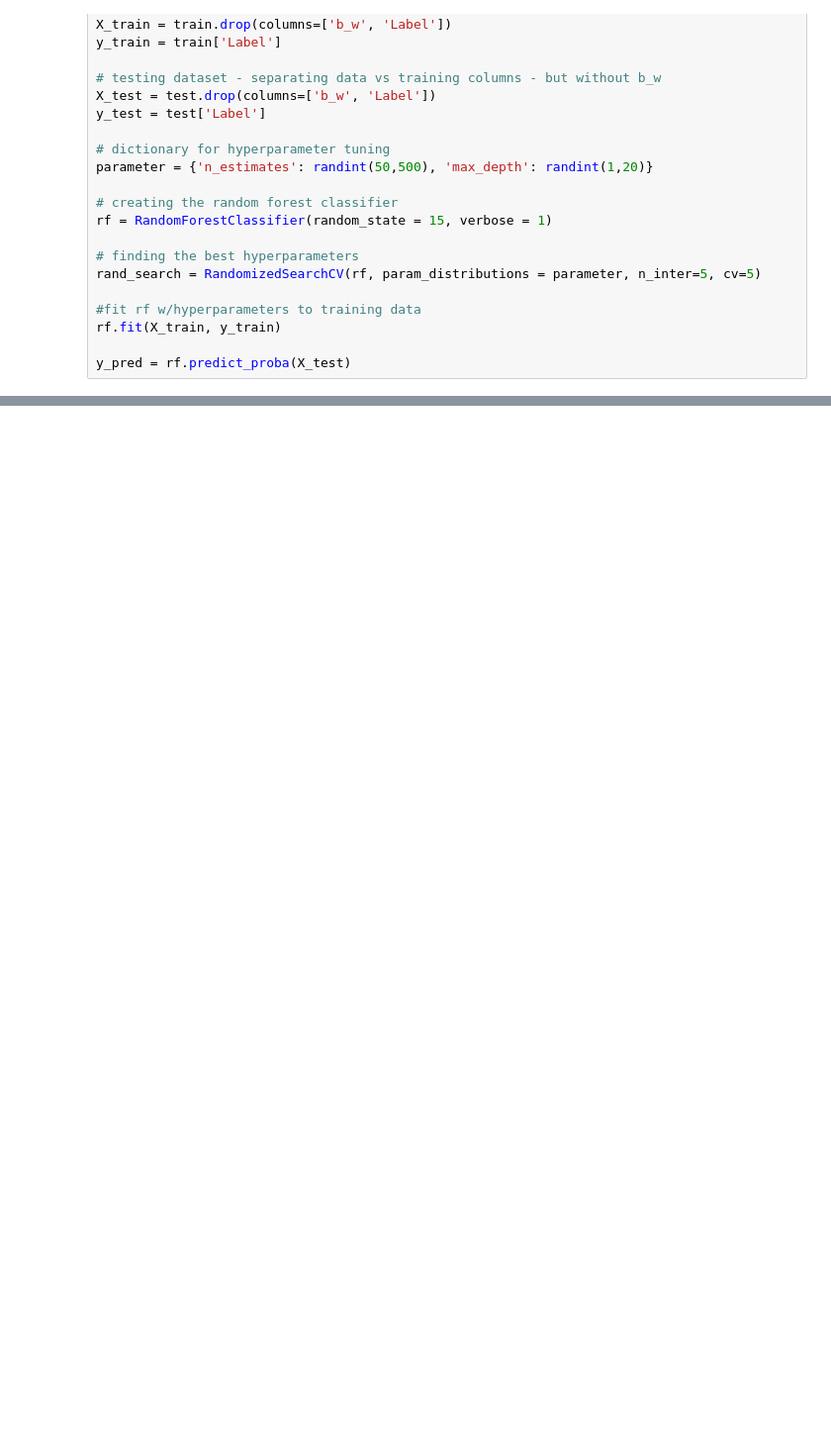
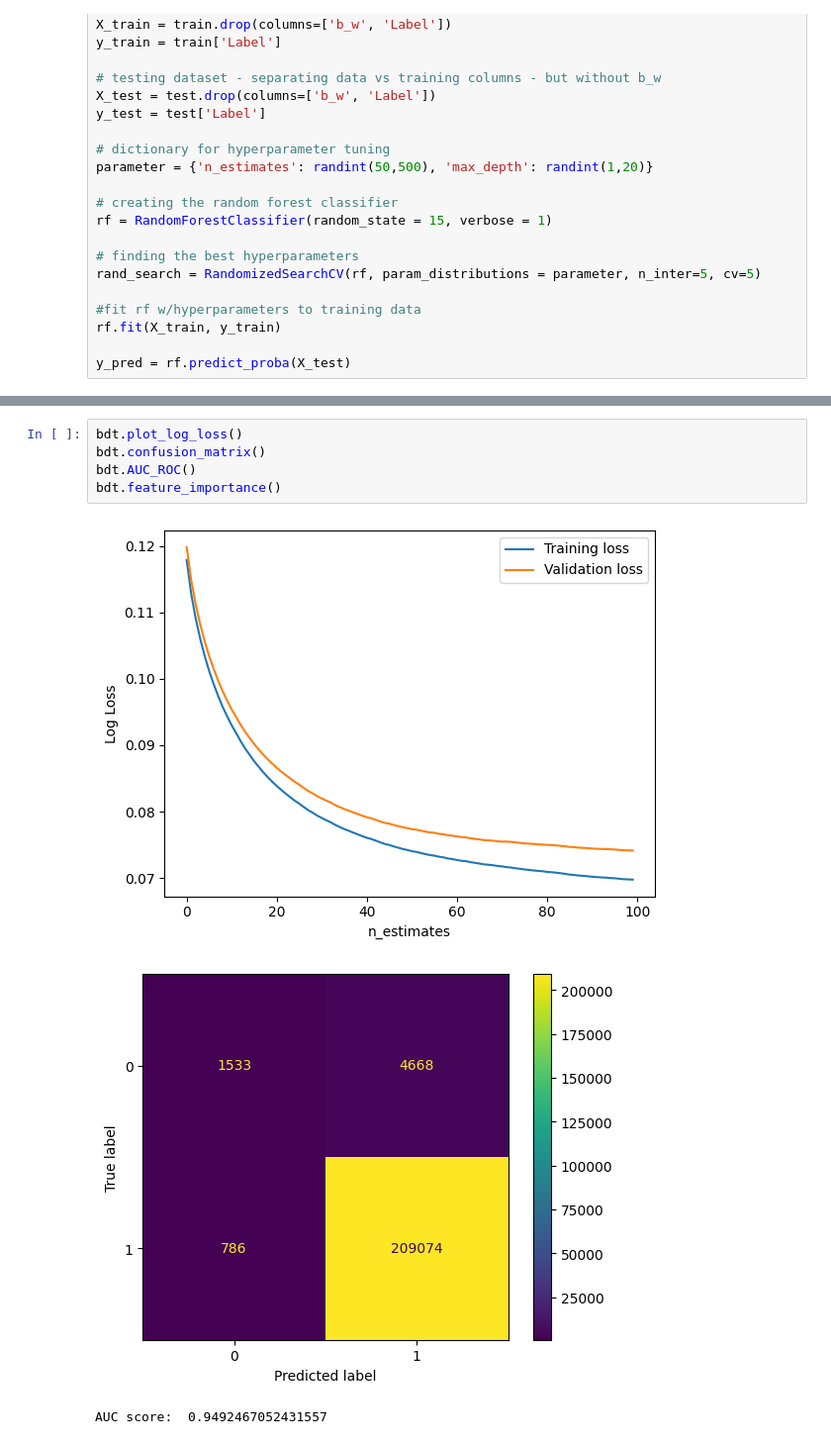
Before and after one commit to kwandrisc/SULI2025, a Jupyter notebook: Project Work.ipynb, the cells around one changed output, grey strips where cells are left out. Shown at 99% size. Cells and saved outputs as stored; diff of their text form; blank space fills up the shorter version.

```diff
--- a/Project Work.ipynb
+++ b/Project Work.ipynb
@@ -1402,0 +1462,9 @@ y_pred = rf.predict_proba(X_test)
+# %%
+bdt.plot_log_loss()
+bdt.confusion_matrix()
+bdt.AUC_ROC()
+bdt.feature_importance()
+# %% [output]
+[figure, added]
+[figure, added]
+AUC score:  0.9492467052431557
```
Also changed, not shown: parts of 58 cells of this notebook.
